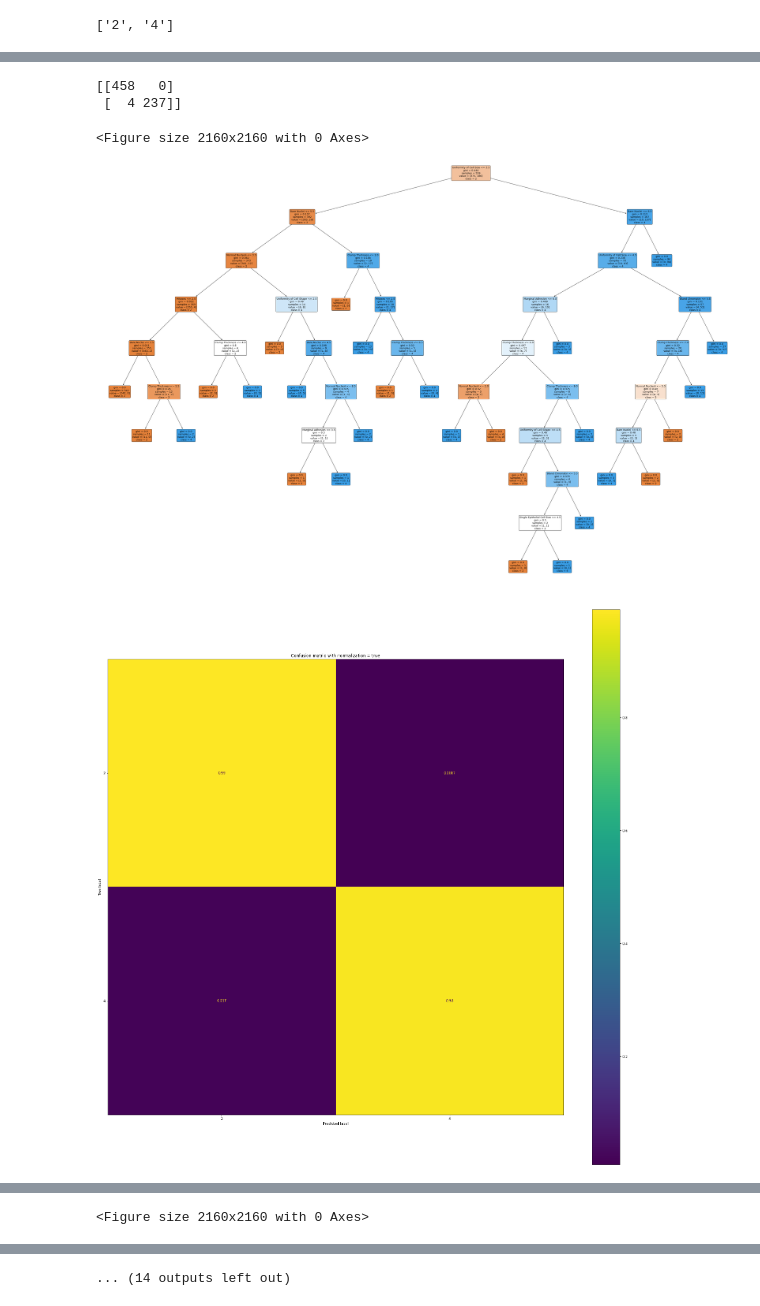
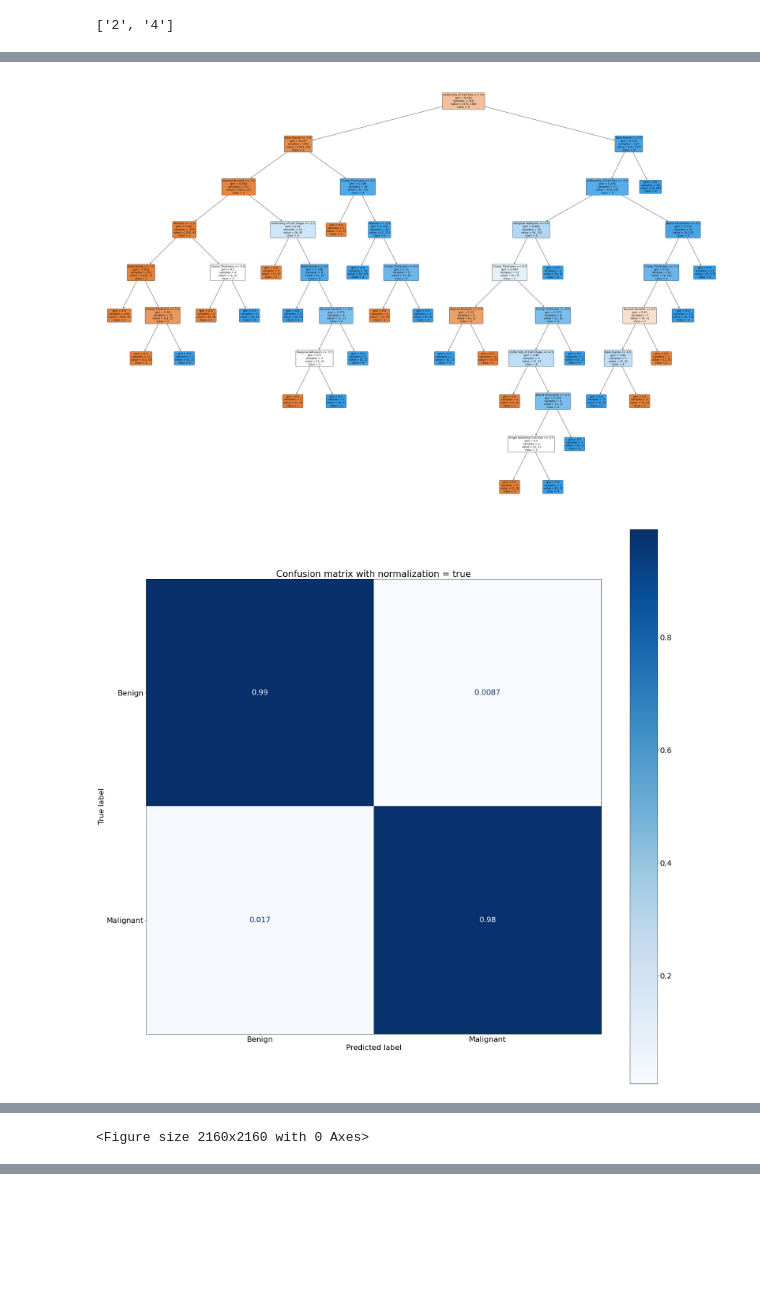
Before and after one commit to alemtgetu/602-health, a Jupyter notebook: Cancer_Tree_mean_data.ipynb, the cells around one changed output, grey strips where cells are left out. Saved outputs shown, nothing was run; the diff lists cells and outputs as text; code cells hidden in the pictures; blank space fills up the shorter version.

Commit message:
Add files via upload
Improved confusion matrix color an labels

```diff
--- a/Cancer_Tree_mean_data.ipynb
+++ b/Cancer_Tree_mean_data.ipynb
@@ -200,6 +201,9 @@ for train_index, test_index in kf.split(X):
     from matplotlib.pyplot import figure
     #width,length
     figure(figsize=(50, 35), dpi=80)
+    #label_font = {'size':'36'}
+    #title_font = {'size':'21'}  # Adjust to fit
+    plt.rcParams.update({'font.size': 22})
     x = tree.plot_tree(clf,rounded=True,filled=True,class_names=sorted,feature_names=features,fontsize=12)
    # plt.savefig('tree_high_dpi'+str(i), format='eps',bbox_inches = "tight")
     #assign model to dataframe
@@ -212,8 +216,10 @@ for train_index, test_index in kf.split(X):
     values = ['true',None]
     #cmap='cividis'
     for x in values:
-        disp = matrix(clf,X,Y,display_labels=sorted,normalize=x)
+        disp = matrix(clf,X,Y,display_labels=sorted,normalize=x,cmap="Blues")
         disp.ax_.set_title("Confusion matrix with normalization = "+str(x))
+        disp.ax_.yaxis.set_ticklabels(['Benign', 'Malignant']);
+        disp.ax_.xaxis.set_ticklabels(['Benign', 'Malignant']);
     print(disp.confusion_matrix)
 # %% [output]
 env: PYTHONBREAKPOINT=0
@@ -238,5 +243,2 @@ Average K-Fold Score : 0.9342034943473794
-[[458   0]
- [  4 237]]
-<Figure size 2160x2160 with 0 Axes>
-[figure, old version]
+[figure, new version]
-[figure, old version]
+[figure, new version]
@@ -244 +246 @@ Average K-Fold Score : 0.9342034943473794
-<Figure size 2160x2160 with 0 Axes>
+<Figure size 2160x2160 with 0 Axes>
@@ -246 +247,0 @@ Average K-Fold Score : 0.9342034943473794
-... (14 outputs left out)
```
Also changed, not shown: parts of 5 cells of this notebook.
